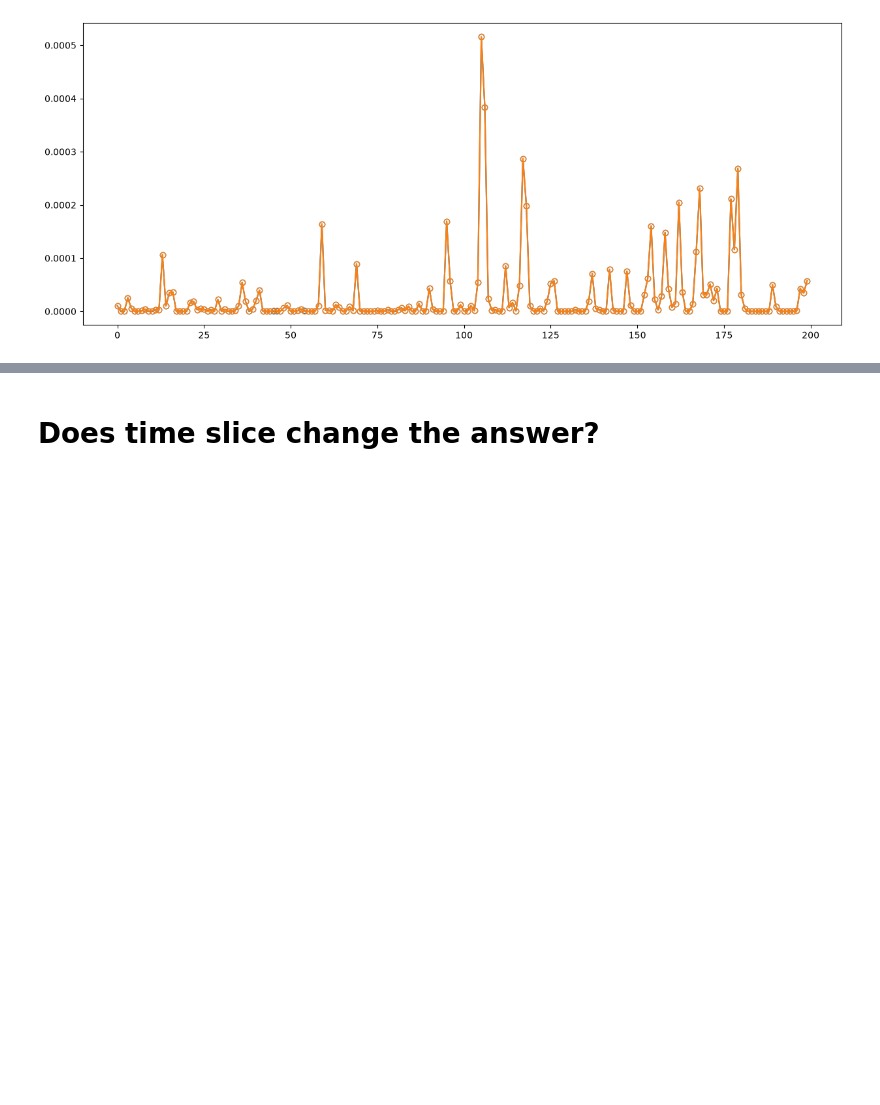
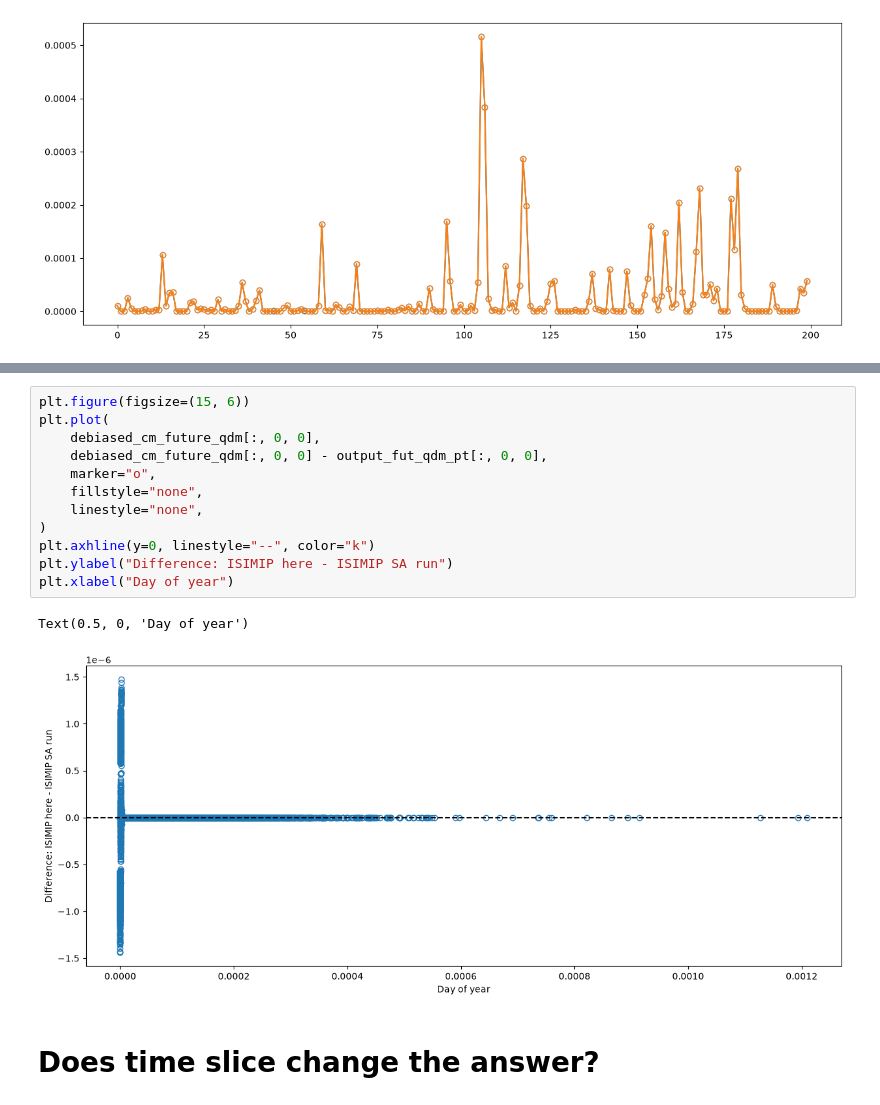
Before and after one commit to carbonplan/sai-downscaling, a Jupyter notebook: notebooks/QA_QC/ISIMIP_QDM_implementation_check.ipynb, the cells around one changed output, grey strips where cells are left out. Drawn from its saved outputs; the diff is of its cells as text; blank space fills up the shorter version.

```diff
--- a/notebooks/QA_QC/ISIMIP_QDM_implementation_check.ipynb
+++ b/notebooks/QA_QC/ISIMIP_QDM_implementation_check.ipynb
@@ -239,3 +252,18 @@ Text(0.5, 0, 'Day of year')
+# %%
+plt.figure(figsize=(15, 6))
+plt.plot(
+    debiased_cm_future_qdm[:, 0, 0],
+    debiased_cm_future_qdm[:, 0, 0] - output_fut_qdm_pt[:, 0, 0],
+    marker="o",
+    fillstyle="none",
+    linestyle="none",
+)
+plt.axhline(y=0, linestyle="--", color="k")
+plt.ylabel("Difference: ISIMIP here - ISIMIP SA run")
+plt.xlabel("Day of year")
+# %% [output]
+Text(0.5, 0, 'Day of year')
+[figure, added]
 # %% [markdown]
 # Does time slice change the answer?
 # %% [markdown]
```
Also changed, not shown: parts of 14 cells of this notebook.
